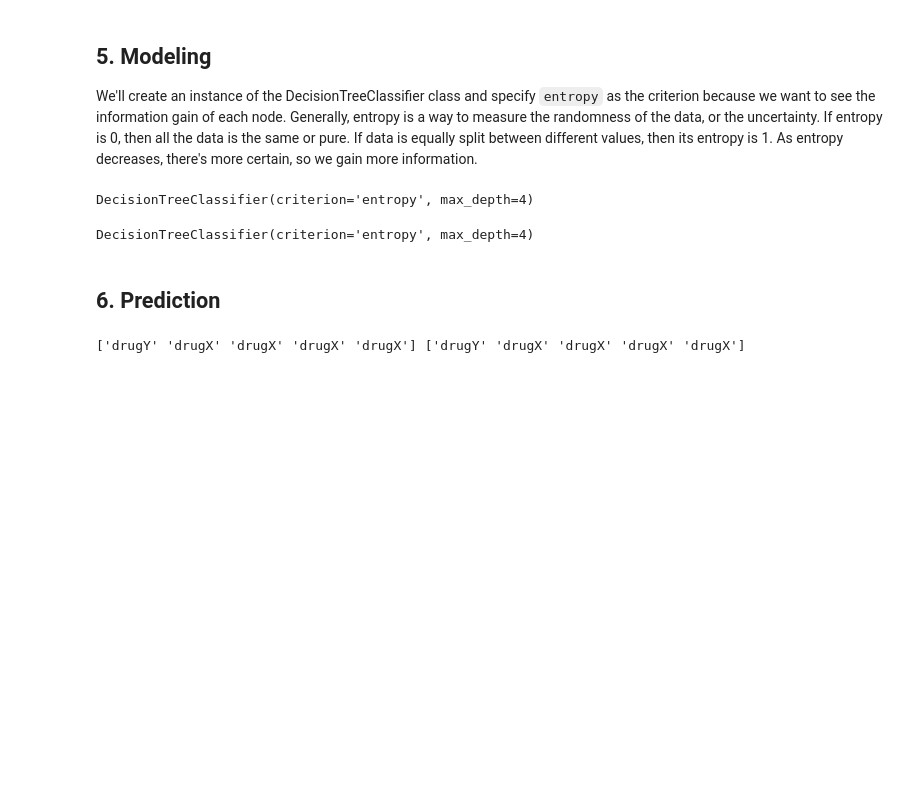
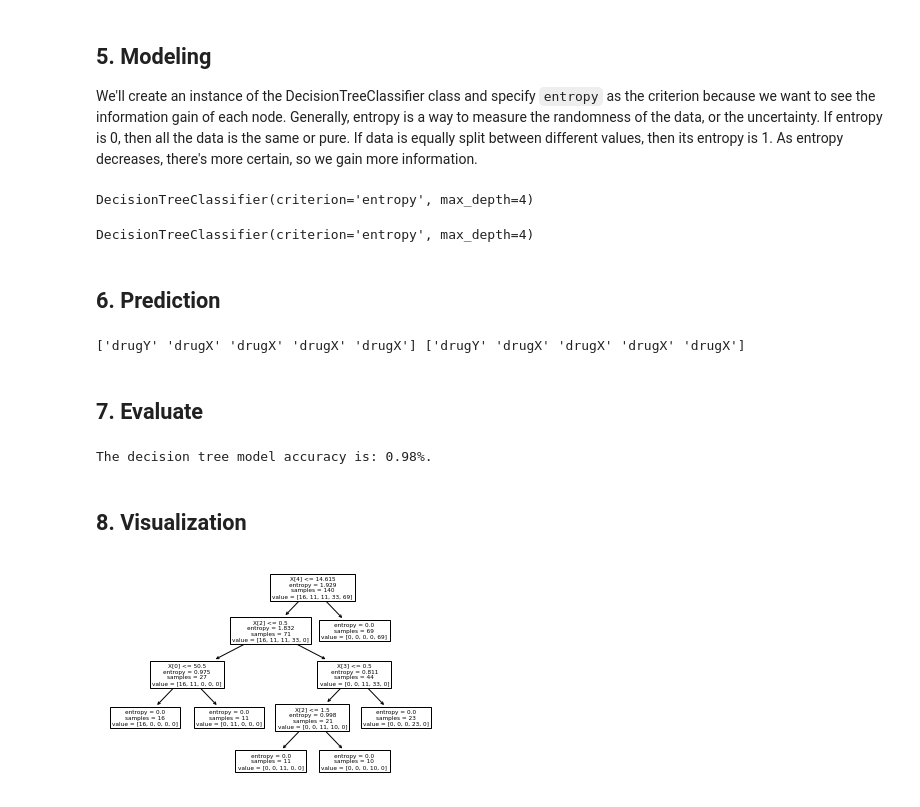
Before and after one commit to danielbchen/coursera-machine-learning, a Jupyter notebook: Decision Tree Lab.ipynb, the cells around one changed output. Cells and saved outputs as stored; diff of their text form; code cells hidden in the pictures; blank space fills up the shorter version.

Commit message:
added data viz for decision tree

```diff
--- a/Decision Tree Lab.ipynb
+++ b/Decision Tree Lab.ipynb
@@ -12,7 +15,7 @@ from sklearn.model_selection import train_test_split
 # %% [markdown]
 ## 2. Load and Explore Data
 # %%
-data_path = '/Users/danielchen/Desktop/GitHub/coursera-machine-learning/Data/drug200.csv'
+data_path = 'https://raw.githubusercontent.com/danielbchen/coursera-machine-learning/main/Data/drug200.csv'
 data = pd.read_csv(data_path)
 data.head()
 # %% [output]
@@ -96,3 +99,17 @@ y_hat = drug_tree.predict(X_test)
 print(y_test[0:5], y_hat[0:5])
 # %% [output]
 ['drugY' 'drugX' 'drugX' 'drugX' 'drugX'] ['drugY' 'drugX' 'drugX' 'drugX' 'drugX']
+# %% [markdown]
+## 7. Evaluate
+# %%
+a_score = metrics.accuracy_score(y_true=y_test, y_pred=y_hat)
+print(f'The decision tree model accuracy is: {np.round(a_score, 2)}%.')
+# %% [output]
+The decision tree model accuracy is: 0.98%.
+# %% [markdown]
+## 8. Visualization
+# %%
+tree.plot_tree(drug_tree)
+plt.show()
+# %% [output]
+[figure, added]
```
Also changed, not shown: parts of 1 cell of this notebook.
